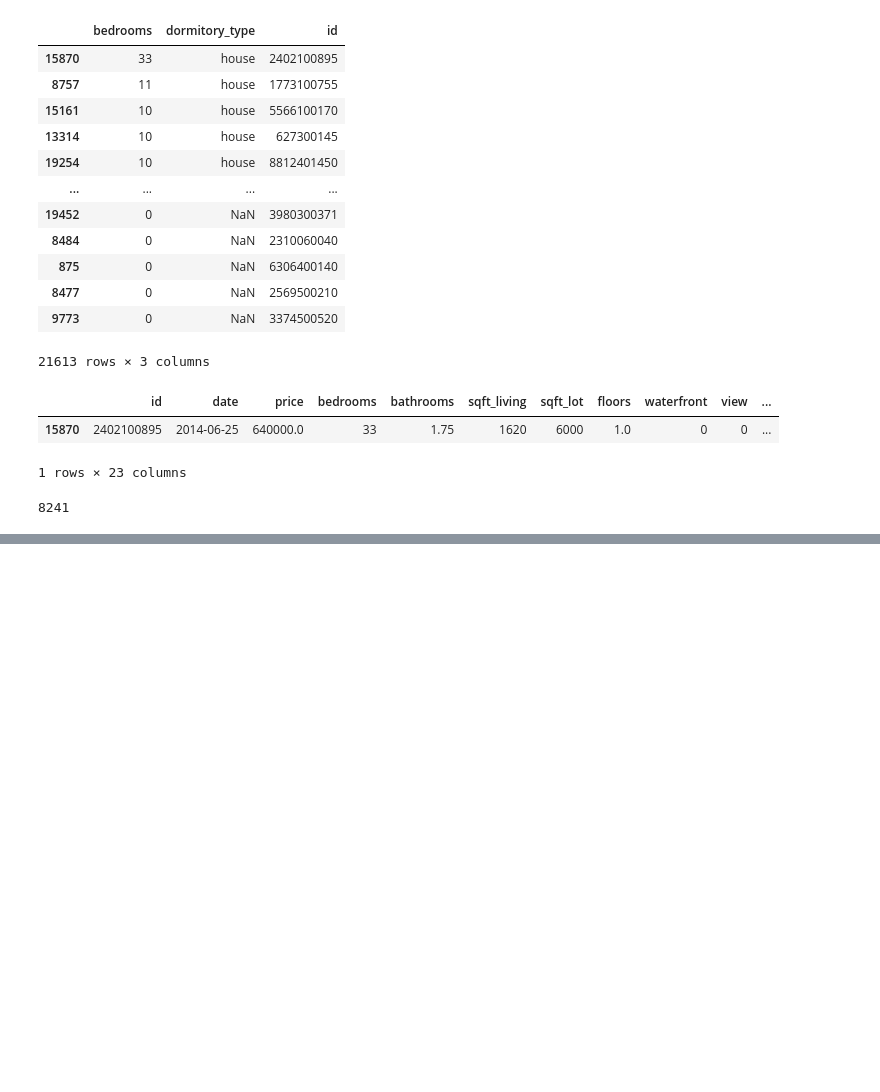
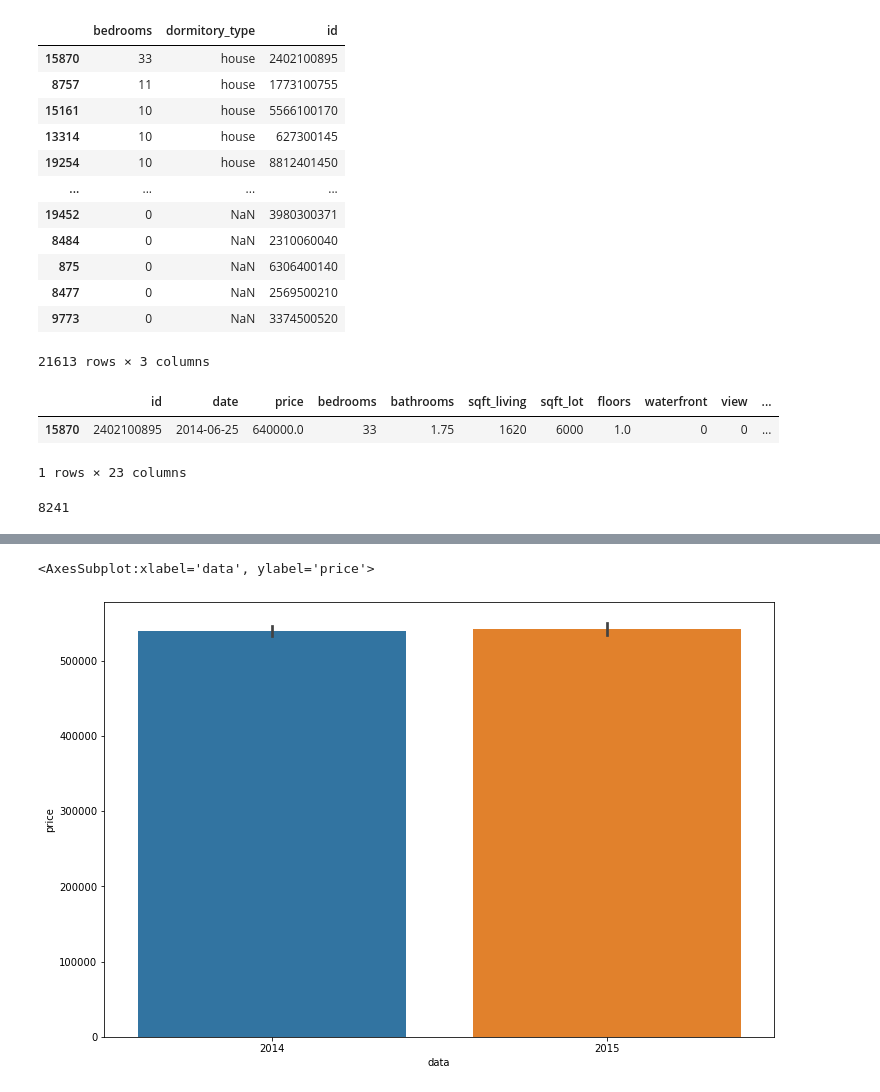
Before and after one commit to djalmarodriguess/Python, a Jupyter notebook: Pandas/House Sales.ipynb, the cells around one changed output, grey strips where cells are left out. Cells and saved outputs as stored; diff of their text form; code cells hidden in the pictures; blank space fills up the shorter version.

```diff
--- a/Pandas/House Sales.ipynb
+++ b/Pandas/House Sales.ipynb
@@ -634,0 +828,8 @@ plt.xticks(rotation= 90);
+# %%
+df['data'] = df['date'].dt.year
+# %%
+plt.figure(figsize=(12,8))
+sns.barplot(x ='data' , y ='price' , data = df)
+# %% [output]
+<AxesSubplot:xlabel='data', ylabel='price'>
+[figure, added]
```
Also changed, not shown: parts of 52 cells of this notebook.
